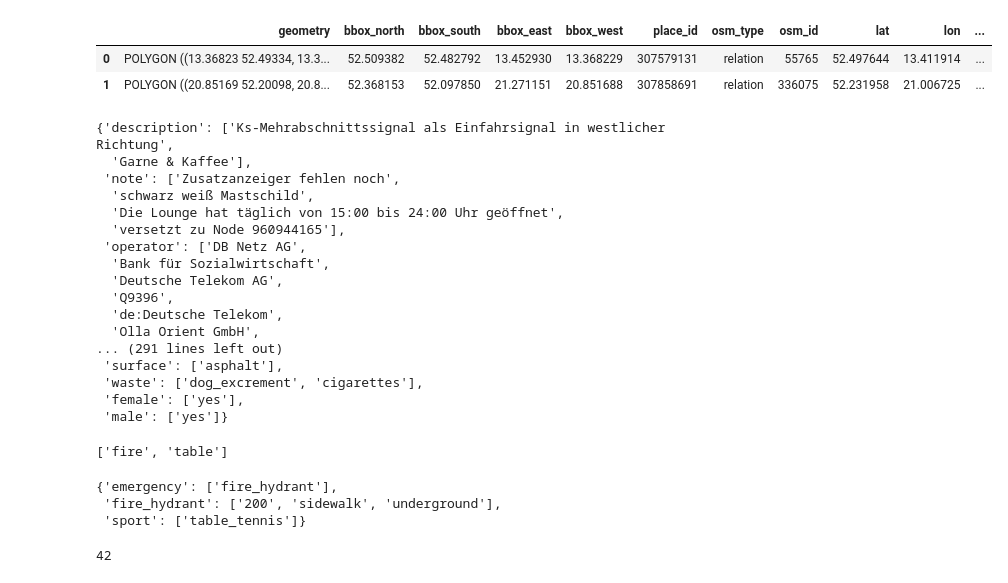
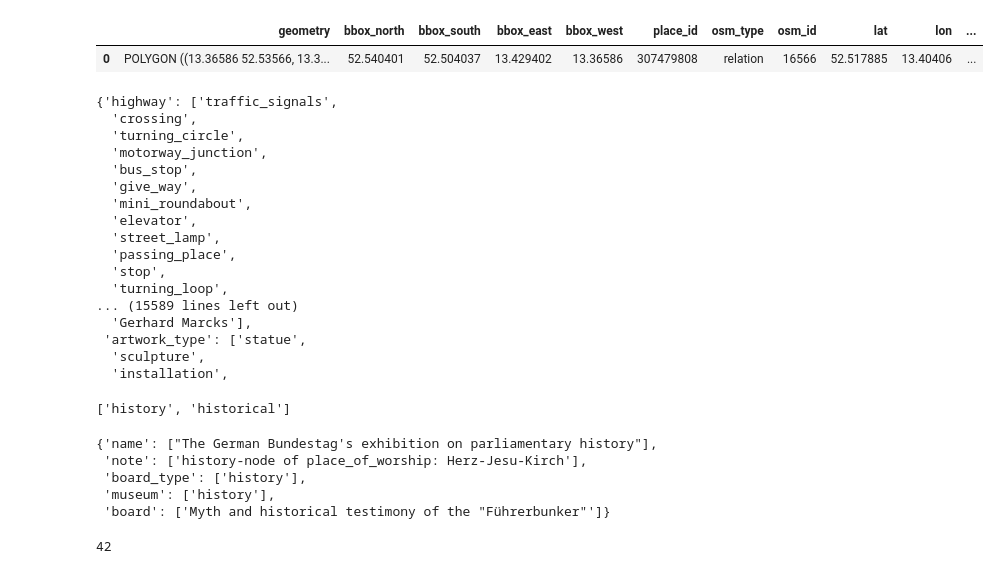
Before and after one commit to JustinZarb/natural_maps, a Jupyter notebook: dev/test_area_explorer.ipynb, the cells around one changed output. Drawn from its saved outputs; the diff is of its cells as text; code cells hidden in the pictures.

```diff
--- a/dev/test_area_explorer.ipynb
+++ b/dev/test_area_explorer.ipynb
@@ -2,15 +2,14 @@
 import osmnx as ox
 from streamlit_functions import get_nodes_with_tags_in_bbox, count_tag_frequency, gdf_data
 # %%
-places = ["Kreuzberg", "Warsaw"]
+places = ["Mitte, Berlin"]
 places_gdf = ox.geocode_to_gdf(places)
 # bbox = [S, W, N, E]
 bounding_boxes = places_gdf.loc[:, ["bbox_south", "bbox_west", "bbox_north", "bbox_east",]]
 places_gdf
 # %% [output]
 |  | geometry | bbox_north | bbox_south | bbox_east | bbox_west | place_id | osm_type | osm_id | lat | lon | ... |
-| 0 | POLYGON ((13.36823 52.49334, 13.3... | 52.509382 | 52.482792 | 13.452930 | 13.368229 | 307579131 | relation | 55765 | 52.497644 | 13.411914 | ... |
-| 1 | POLYGON ((20.85169 52.20098, 20.8... | 52.368153 | 52.097850 | 21.271151 | 20.851688 | 307858691 | relation | 336075 | 52.231958 | 21.006725 | ... |
+| 0 | POLYGON ((13.36586 52.53566, 13.3... | 52.540401 | 52.504037 | 13.429402 | 13.36586 | 307479808 | relation | 16566 | 52.517885 | 13.40406 | ... |
 # %%
 import json
 keys = []
@@ -30,23 +29,23 @@ unique_tags_dict_sorted = [unique_tags_dict[k] for k in list(num_unique_values.k
 
 unique_tags_dict
 # %% [output]
-{'description': ['Ks-Mehrabschnittssignal als Einfahrsignal in westlicher Richtung',
-  'Garne & Kaffee'],
- 'note': ['Zusatzanzeiger fehlen noch',
-  'schwarz weiß Mastschild',
-  'Die Lounge hat täglich von 15:00 bis 24:00 Uhr geöffnet',
-  'versetzt zu Node 960944165'],
- 'operator': ['DB Netz AG',
-  'Bank für Sozialwirtschaft',
-  'Deutsche Telekom AG',
-  'Q9396',
-  'de:Deutsche Telekom',
-  'Olla Orient GmbH',
-... (291 lines left out)
- 'surface': ['asphalt'],
- 'waste': ['dog_excrement', 'cigarettes'],
- 'female': ['yes'],
- 'male': ['yes']}
+{'highway': ['traffic_signals',
+  'crossing',
+  'turning_circle',
+  'motorway_junction',
+  'bus_stop',
+  'give_way',
+  'mini_roundabout',
+  'elevator',
+  'street_lamp',
+  'passing_place',
+  'stop',
+  'turning_loop',
+... (15589 lines left out)
+  'Gerhard Marcks'],
+ 'artwork_type': ['statue',
+  'sculpture',
+  'installation',
 # %%
 def search_dict(d, substring):
     search_words = [s.strip() for s in substring.split(",")]
@@ -66,12 +65,14 @@ def search_dict(d, substring):
                             matches[key] = [v]
     return matches
 
-search_dict(unique_tags_dict, "fire, table")
+search_dict(unique_tags_dict, "history, historical")
 # %% [output]
-['fire', 'table']
+['history', 'historical']
-{'emergency': ['fire_hydrant'],
- 'fire_hydrant': ['200', 'sidewalk', 'underground'],
- 'sport': ['table_tennis']}
+{'name': ["The German Bundestag's exhibition on parliamentary history"],
+ 'note': ['history-node of place_of_worship: Herz-Jesu-Kirch'],
+ 'board_type': ['history'],
+ 'museum': ['history'],
+ 'board': ['Myth and historical testimony of the "Führerbunker"']}
 # %%
 len("asdlfkmoadfibno lkansfoinal , lkaosnidfna ")
 # %% [output]
```
Also changed, not shown: 11 other files.
